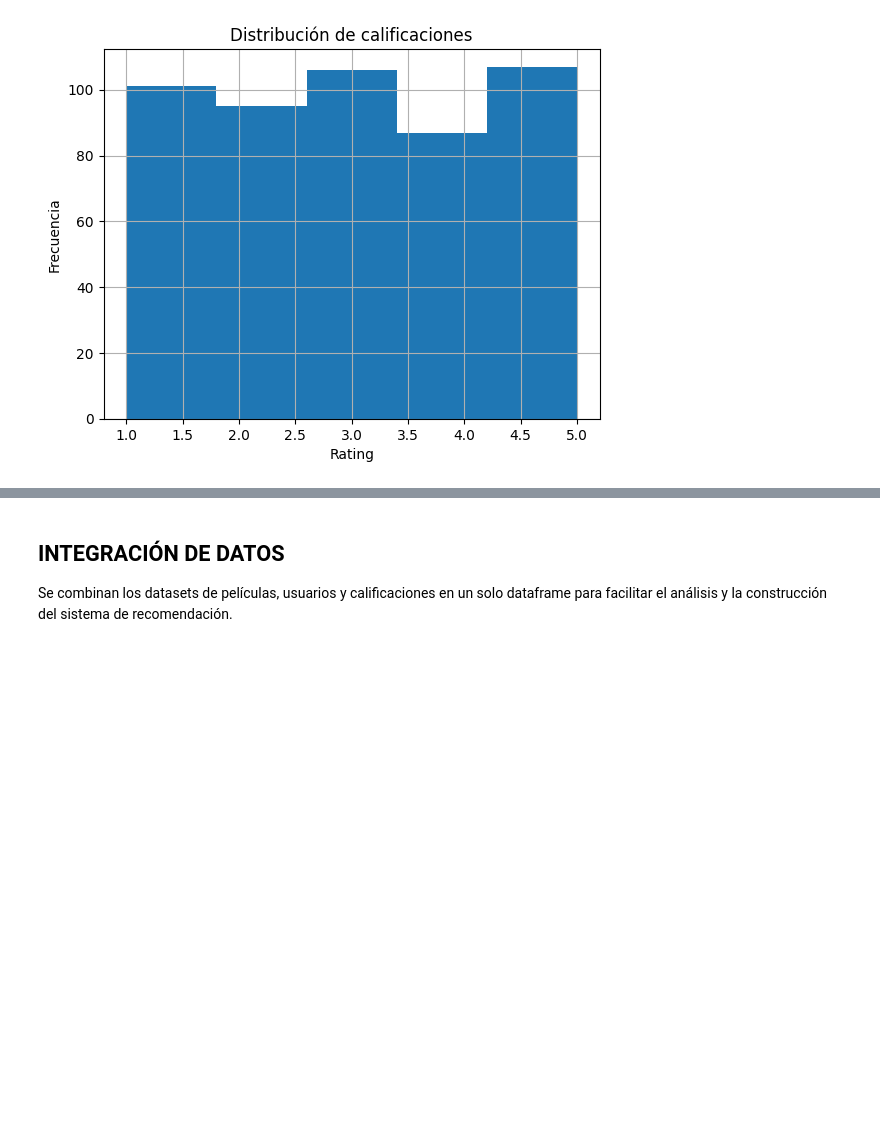
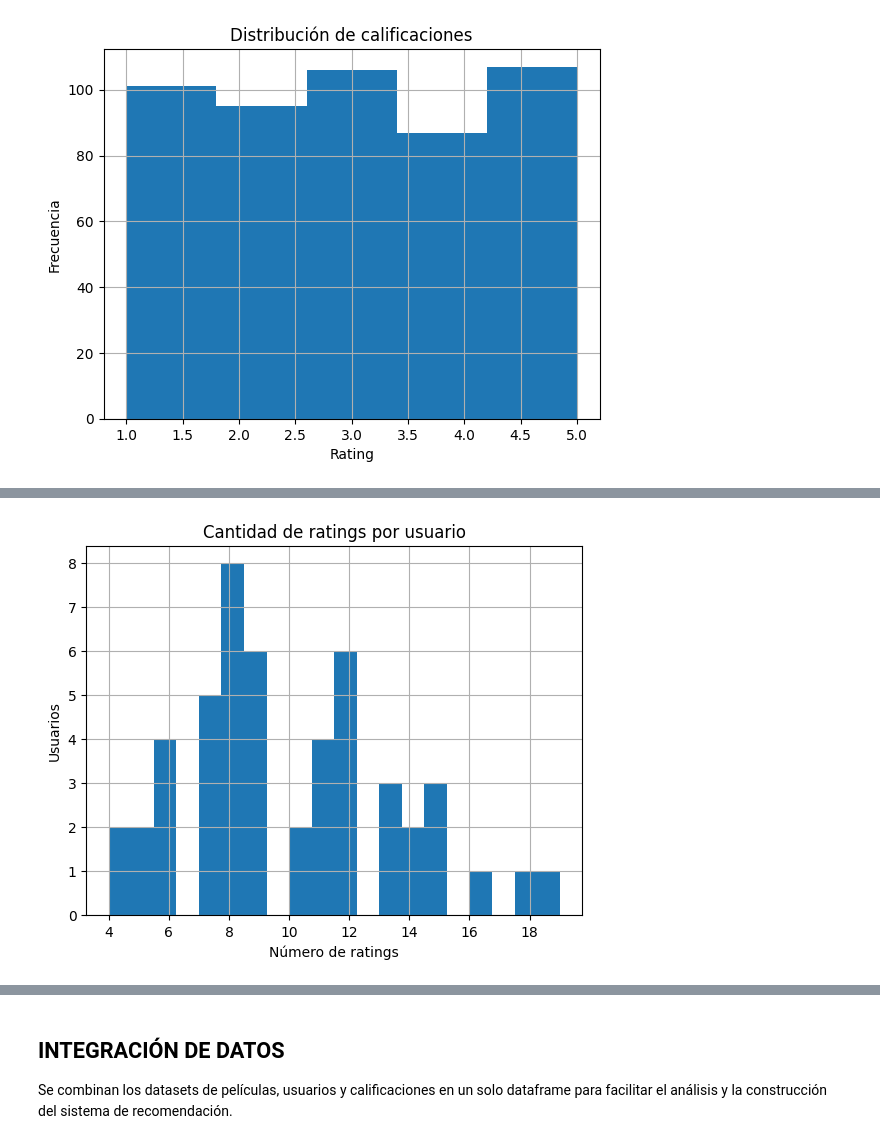
Before and after one commit to juanpuerto23/Proyecto_IA, a Jupyter notebook: Proyecto_IA_1er_Parcial.ipynb, the cells around one changed output, grey strips where cells are left out. Saved outputs shown, nothing was run; the diff lists cells and outputs as text; code cells hidden in the pictures; blank space fills up the shorter version.

```diff
--- a/Proyecto_IA_1er_Parcial.ipynb
+++ b/Proyecto_IA_1er_Parcial.ipynb
@@ -180,0 +239,11 @@ Número de películas: 99
+# %%
+#Distribución de ratings por usuario
+ratings_per_user = ratings_clean.groupby('user_id')['rating'].count()
+
+ratings_per_user.hist(bins=20)
+plt.title("Cantidad de ratings por usuario")
+plt.xlabel("Número de ratings")
+plt.ylabel("Usuarios")
+plt.show()
+# %% [output]
+[figure, added]
```
Also changed, not shown: parts of 10 cells of this notebook.
